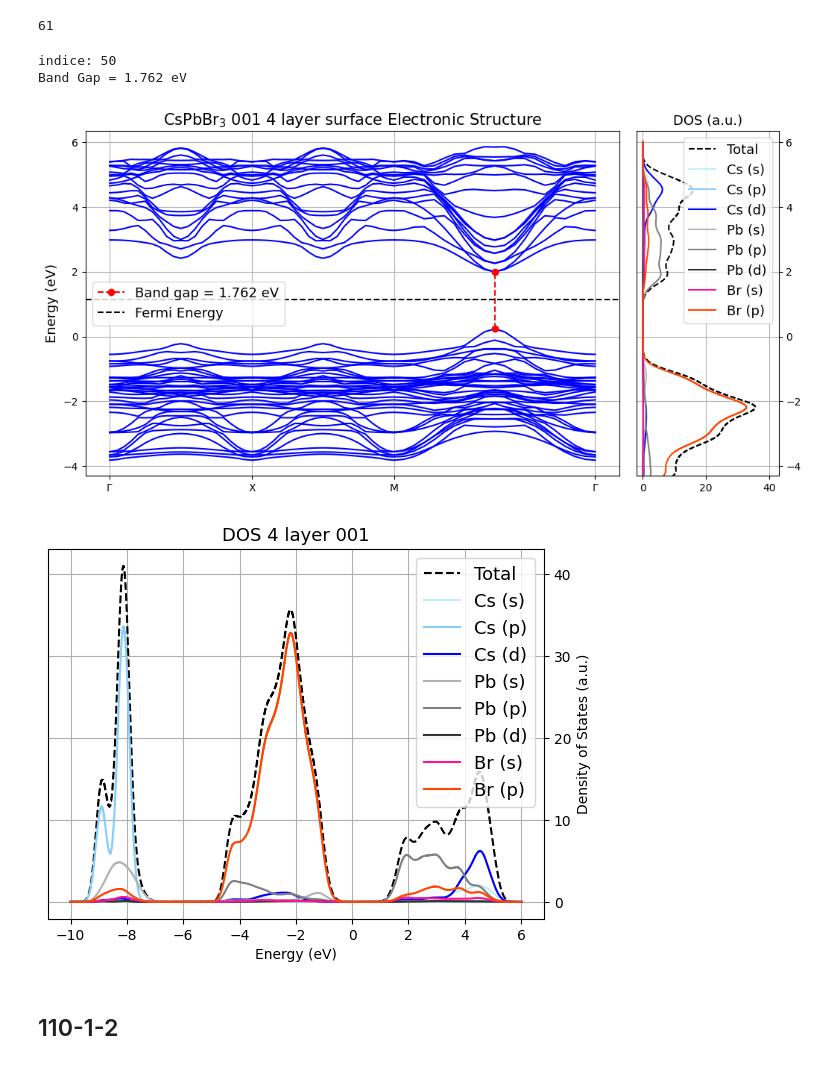
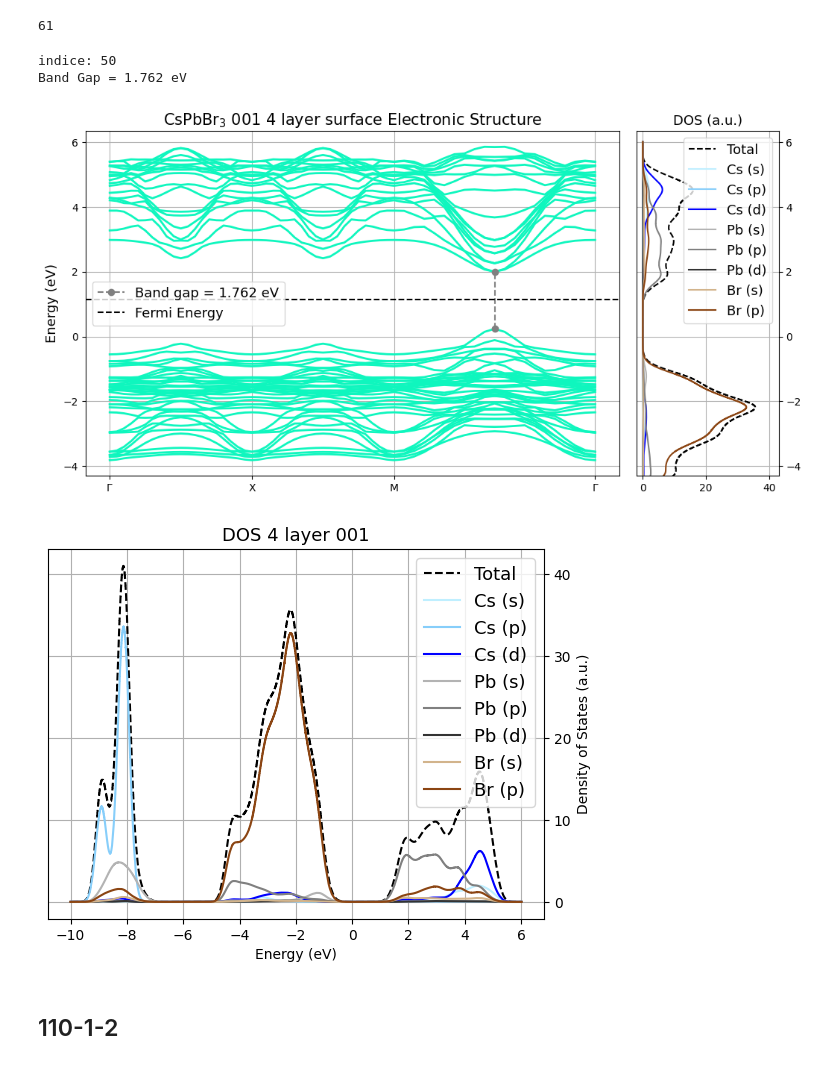
Before and after one commit to gabrielxvr/PeQDs-morphology-analysis, a Jupyter notebook: BANDS.ipynb, the cells around one changed output. Saved outputs shown, nothing was run; the diff lists cells and outputs as text; code cells hidden in the pictures.

```diff
--- a/BANDS.ipynb
+++ b/BANDS.ipynb
@@ -15,9 +15,9 @@ DOS_colors = [
     '0.7',  # Bright Light Grey
     '0.5',  # Same Medium Grey
     '0.2',  # Bright Dark Grey
-    'deeppink',  # Bright Light Red
-    '#FF4500',  # Bright Medium Red
-    '#CD5C5C'   # Bright Dark Red
+    '#D2B48C',  #  Light brown
+    '#8B4513',  # Medium brown
+    '#D2B48C'   #  Dark brown
 ] #chatGPT
 # %%
 bandas = readband(r'CsPbBr3/band-cspbbr3.gnu')
@@ -48,10 +48,10 @@ k_nodes = [indices[0], indices[19], indices[39], indices[59], indices[79], indic
 fig, (ax, ax_dos) = plt.subplots(1, 2, figsize=(12, 6), gridspec_kw={'width_ratios': [3, 0.8]})
 
 for i in range(13,nbnd):
-    ax.plot(bandas['k'], bandas['e'+str(i)], c = 'blue', linewidth = 1.5)
+    ax.plot(bandas['k'], bandas['e'+str(i)], c = '#0ff6be', linewidth = 2)
 
-#ax.plot(bandas['k'], bandas['e43'], c = 'red', linewidth = 1.5) #Valence band
-#ax.plot(bandas['k'], bandas['e44'], c = 'red', linewidth = 1.5) # conduction band
+#ax.plot(bandas['k'], bandas['e43'], c = '0.7', linewidth = 1.5) #Valence band
+#ax.plot(bandas['k'], bandas['e44'], c = '0.7', linewidth = 1.5) # conduction band
 fermi = 3.9128
 # Band Gap:
 bg = min(np.array(bandas['e22'])- np.array(bandas['e21']))
@@ -59,7 +59,7 @@ print('indice:', list(np.array(bandas['e22'])- np.array(bandas['e21'])).index(bg
 print('Band Gap =', bg, 'eV')
 x1, y1 = bandas['k'][80], bandas['e21'][80]
 x2, y2 = bandas['k'][80], bandas['e22'][80]
-ax.plot([x1, x2], [y1, y2], color='red', linestyle='--', marker='o', label='Band gap = 1.6869 eV')
+ax.plot([x1, x2], [y1, y2], color='0.5', linestyle='--', marker='o', label='Band gap = 1.6869 eV')
 ax.set_xticks(k_nodes)
 ax.set_xticklabels(["$\Gamma$","X","M", "$\Gamma$", 'R', 'X'])
 ax.grid('--')
@@ -138,16 +138,16 @@ fig, (ax, ax_dos) = plt.subplots(1, 2, figsize=(12, 6), gridspec_kw={'width_rati
 
 for i in range(13,nbnd):
 #for i in range(0,nbnd):
-    ax.plot(bandas['k'], bandas['e'+str(i)], c = 'blue', linewidth = 1.5)
+    ax.plot(bandas['k'], bandas['e'+str(i)], c = '#0ff6be', linewidth = 2)
 
-#ax.plot(bandas['k'], bandas['e21'], c = 'red', linewidth = 1.5) #Valence band
-#ax.plot(bandas['k'], bandas['e22'], c = 'red', linewidth = 1.5) # conduction band
+#ax.plot(bandas['k'], bandas['e21'], c = '0.7', linewidth = 1.5) #Valence band
+#ax.plot(bandas['k'], bandas['e22'], c = '0.7', linewidth = 1.5) # conduction band
 # Band Gap:
 bg = min(list(np.array(bandas['e22'])- np.array(bandas['e21'])))
 print('indice:', list(np.array(bandas['e22'])- np.array(bandas['e21'])).index(bg))
 x1, y1 = bandas['k'][50], bandas['e21'][50]
 x2, y2 = bandas['k'][50], bandas['e22'][50]
-ax.plot([x1, x2], [y1, y2], color='red', linestyle='--', marker='o', label=f'Band gap = {bg:.3f} eV')
+ax.plot([x1, x2], [y1, y2], color='0.5', linestyle='--', marker='o', label=f'Band gap = {bg:.3f} eV')
 
 #print('Band Gap =', bg, 'eV')
 
@@ -226,16 +226,16 @@ fig, (ax, ax_dos) = plt.subplots(1, 2, figsize=(12, 6), gridspec_kw={'width_rati
 
 for i in range(26,nbnd):
 #for i in range(0,nbnd):
-    ax.plot(bandas['k'], bandas['e'+str(i)], c = 'blue', linewidth = 1.5)
+    ax.plot(bandas['k'], bandas['e'+str(i)], c = '#0ff6be', linewidth = 2)
 
-#ax.plot(bandas['k'], bandas['e43'], c = 'red', linewidth = 1.5) #Valence band
-#ax.plot(bandas['k'], bandas['e44'], c = 'red', linewidth = 1.5) # conduction band
+#ax.plot(bandas['k'], bandas['e43'], c = '0.7', linewidth = 1.5) #Valence band
+#ax.plot(bandas['k'], bandas['e44'], c = '0.7', linewidth = 1.5) # conduction band
 # Band Gap:
 bg = min(np.array(bandas['e44'])- np.array(bandas['e43']))
 print('indice:', list(np.array(bandas['e44'])- np.array(bandas['e43'])).index(bg))
 x1, y1 = bandas['k'][50], bandas['e43'][50]
 x2, y2 = bandas['k'][50], bandas['e44'][50]
-ax.plot([x1, x2], [y1, y2], color='red', linestyle='--', marker='o', label=f'Band gap = {bg:.3f} eV')
+ax.plot([x1, x2], [y1, y2], color='0.5', linestyle='--', marker='o', label=f'Band gap = {bg:.3f} eV')
 
 #print('Band Gap =', bg, 'eV')
 
@@ -314,45 +314,45 @@ fig, (ax, ax_dos) = plt.subplots(1, 2, figsize=(12, 6), gridspec_kw={'width_rati
 
 for i in range(53,nbnd):
 #for i in range(0,nbnd):
-    ax.plot(bandas['k'], bandas['e'+str(i)], c = 'blue', linewidth = 1.5)
+    ax.plot(bandas['k'], bandas['e'+str(i)], c = '#0ff6be', linewidth = 2)
 
-#ax.plot(bandas['k'], bandas['e59'], c = 'red', linewidth = 1.5) #Valence band
-#ax.plot(bandas['k'], bandas['e60'], c = 'red', linewidth = 1.5) # conduction band
+#ax.plot(bandas['k'], bandas['e59'], c = '0.7', linewidth = 1.5) #Valence band
+#ax.plot(bandas['k'], bandas['e60'], c = '0.7', linewidth = 1.5) # conduction band
 # Band Gap:
 bg = min(np.array(bandas['e88'])- np.array(bandas['e87']))
 print('indice:', list(np.array(bandas['e88'])- np.array(bandas['e87'])).index(bg))
 x1, y1 = bandas['k'][50], bandas['e87'][50]
 x2, y2 = bandas['k'][50], bandas['e88'][50]
-ax.plot([x1, x2], [y1, y2], color='red', linestyle='--', marker='o', label='Band gap = 1.762 eV')
+ax.plot([x1, x2], [y1, y2], color='0.5', linestyle='--', marker='o', label='Band gap = 1.762 eV')
 
 print('Band Gap =', bg, 'eV')
 
 ax.set_xticks(k_nodes)
 ax.set_xticklabels(["$\Gamma$","X","M","$\Gamma$"])
 ax.grid('--')
 ax.set_title(r'CsPbBr$_3$ 001 4 layer surface Electronic Structure', fontsize = 15)
 ax.axhline(1.1380, linestyle = '--', color = '0', label = 'Fermi Energy')
 ax.legend(loc = 'center left', fontsize = 13)
 ax.set_ylabel('Energy (eV)', fontsize = 13)
 
 #DOS
 ax_dos.set_title('DOS (a.u.)', fontsize = 13)
 #ax_dos.set_xlim(0,3)
 ax_dos.plot(DOS, E, color='0', label='Total', linestyle = '--')
 for i in range(8):
     ax_dos.plot(np.array(dos_objects[i]['pdos(E)']),np.array(dos_objects[i]['E(eV)']), label = dos_legends[i], c= DOS_colors[i])
     ax_dos.yaxis.set_label_position("right")
     ax_dos.legend(loc='upper right', fontsize = 13)
     ax_dos.grid('--')
     ax_dos.yaxis.tick_right()
 fig.subplots_adjust(wspace=0.05)
 ax_dos.set_ylim(ax.get_ylim())
 
 plt.savefig(r'CsPbBr3/001/1-8/banda_CsPbBr3-001-1-8.png', dpi = 200)
 # %% [output]
 indice: 50
 Band Gap = 1.762 eV
-[figure, old version]
+[figure, new version]
 # %%
 fig, ax_dos = plt.subplots(1,1)
 ax_dos.set_title('DOS (a.u.)', fontsize = 13)
@@ -370,7 +370,7 @@ ax_dos.set_xlabel('Energy (eV)')
 ax_dos.set_ylabel('Density of States (a.u.)')
 plt.savefig('CsPbBr3/001/1-8/DOS_001-1-8.png', dpi = 200)
 # %% [output]
-[figure, old version]
+[figure, new version]
 # %% [markdown]
 ## 110-1-2
 # %%
```
Also changed, not shown: parts of 18 cells of this notebook, 24 other files.
